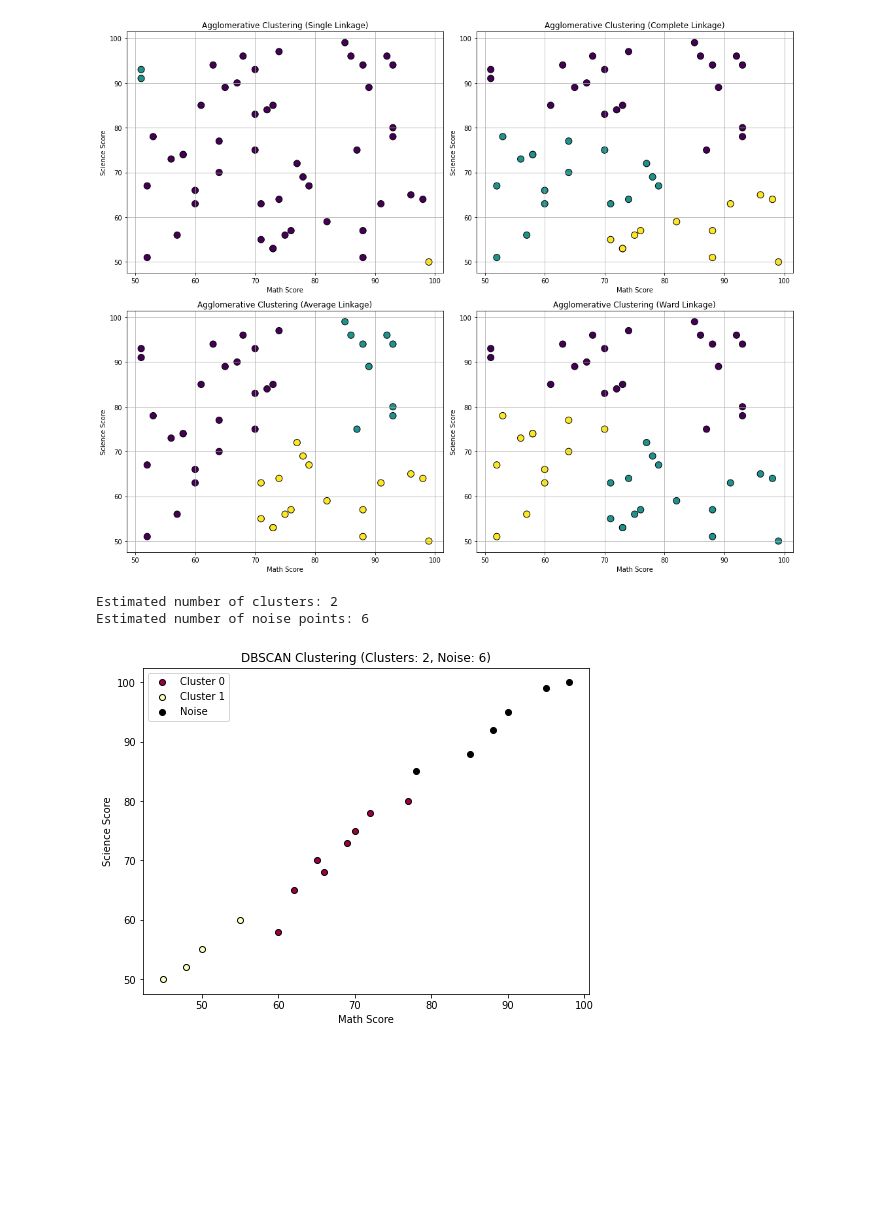
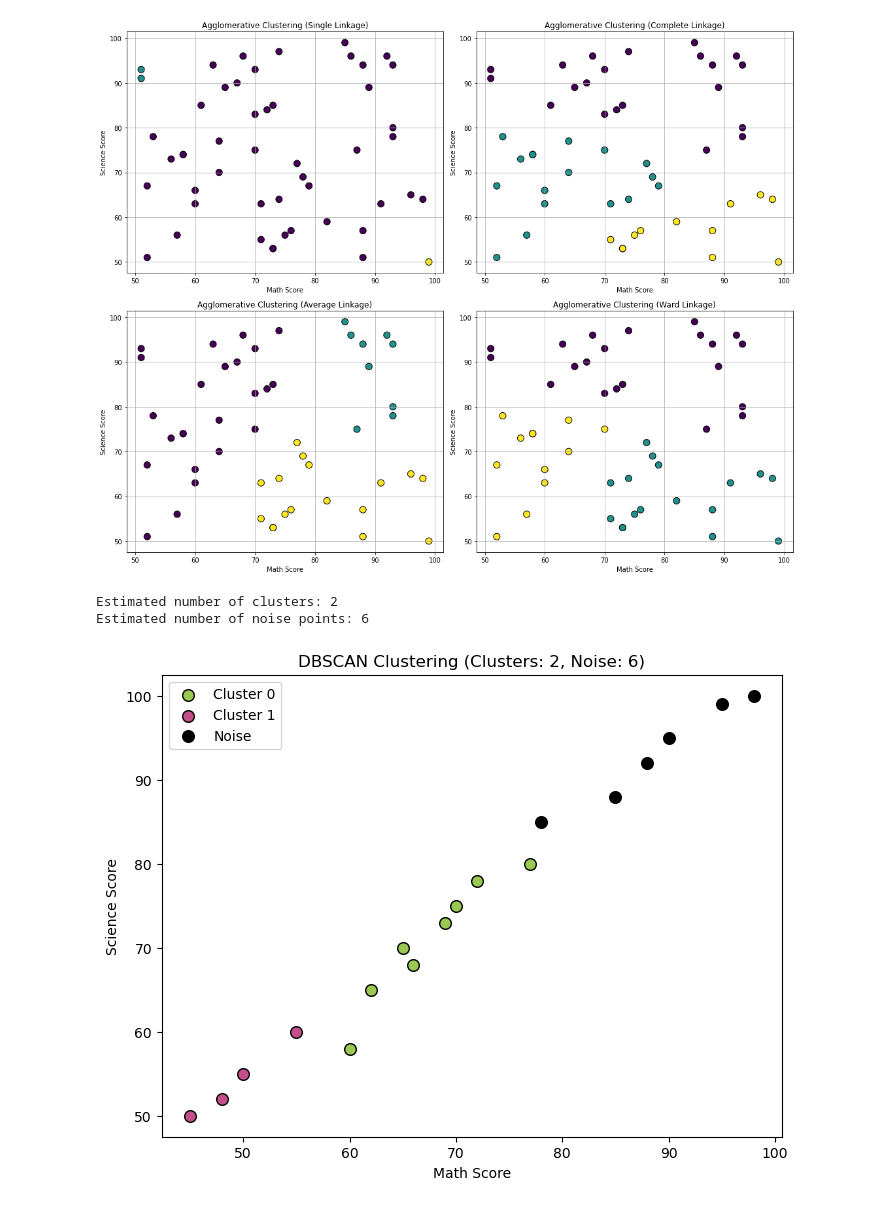
Before and after one commit to aninditadash/Introduction_to_machine_learning, a Jupyter notebook: unsupervised_learning/Examples/Random_data_clustering_analysis.ipynb, the cells around one changed output. Cells and saved outputs as stored; diff of their text form; code cells hidden in the pictures; blank space fills up the shorter version.

Commit message:
Code changes for clustering

```diff
--- a/unsupervised_learning/Examples/Random_data_clustering_analysis.ipynb
+++ b/unsupervised_learning/Examples/Random_data_clustering_analysis.ipynb
@@ -244,33 +246,35 @@ optimal_eps = 0.5  # Adjust based on the graph
 min_samples = 4    # Rule of thumb: min_samples = 2 * data dimensions
 
 db = DBSCAN(eps=optimal_eps, min_samples=min_samples)
 labels = db.fit_predict(scaled_data)
 
 n_clusters = len(set(labels)) - (1 if -1 in labels else 0)
 n_noise = list(labels).count(-1)
 
 print(f"Estimated number of clusters: {n_clusters}")
 print(f"Estimated number of noise points: {n_noise}")
 
 # 6️⃣ Plot Clustering Results
 unique_labels = set(labels)
-colors = plt.cm.Spectral(np.linspace(0, 1, len(unique_labels)))
+# colors = plt.cm.Spectral(np.linspace(0, 1, len(unique_labels)))
+# print(colors)
+colors = ['#9ac952', '#c44e8b', '#d13730']
 
 plt.figure(figsize=(8,6))
 for k, col in zip(unique_labels, colors):
     if k == -1:
         col = [0, 0, 0, 1]  # Black color for noise
 
     class_member_mask = (labels == k)
     xy = student_scores[class_member_mask]
-    plt.scatter(xy[:, 0], xy[:, 1], c=[col], edgecolors='k', label=f'Cluster {k}' if k != -1 else 'Noise')
+    plt.scatter(xy[:, 0], xy[:, 1], c=[col], s = 70, edgecolors='k', label=f'Cluster {k}' if k != -1 else 'Noise')
 
 plt.xlabel("Math Score")
 plt.ylabel("Science Score")
 plt.title(f"DBSCAN Clustering (Clusters: {n_clusters}, Noise: {n_noise})")
 plt.legend()
 plt.show()
 # %% [output]
 Estimated number of clusters: 2
 Estimated number of noise points: 6
-[figure, old version]
+[figure, new version]
```
Also changed, not shown: parts of 1 cell of this notebook, 1 other file.
